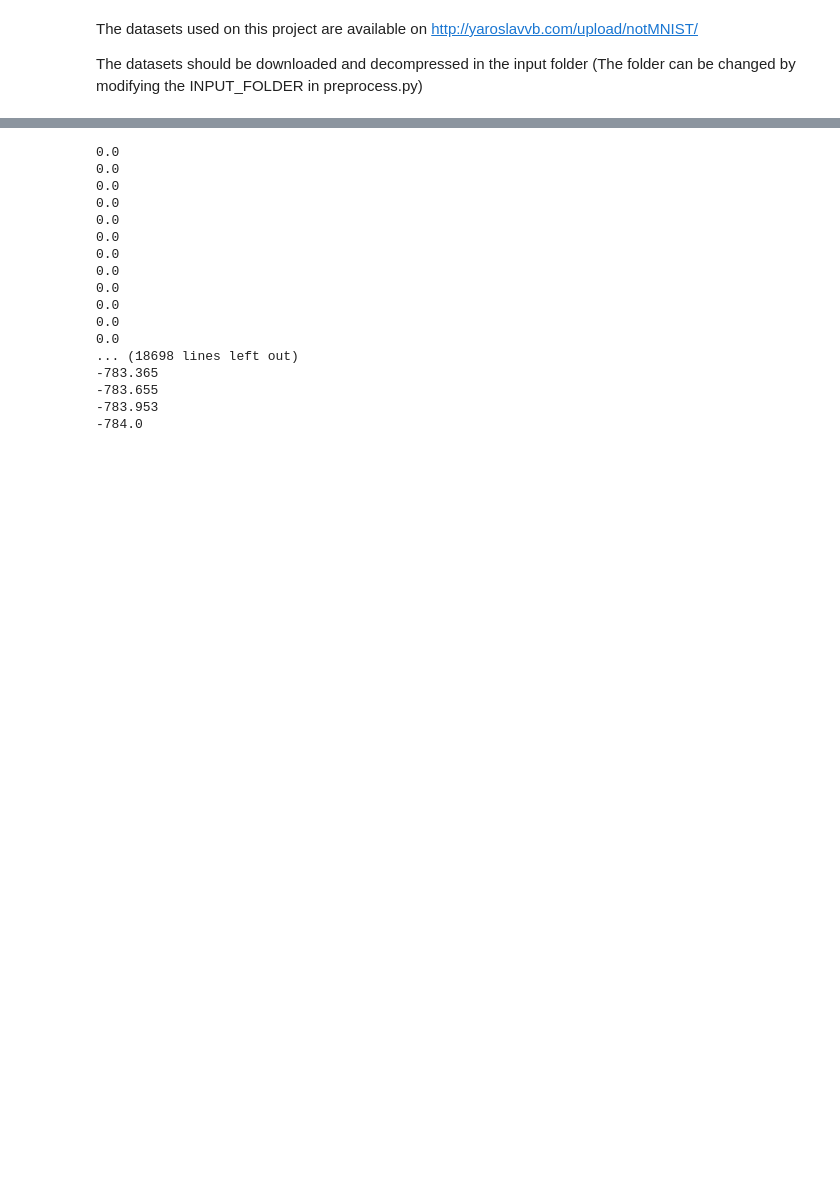
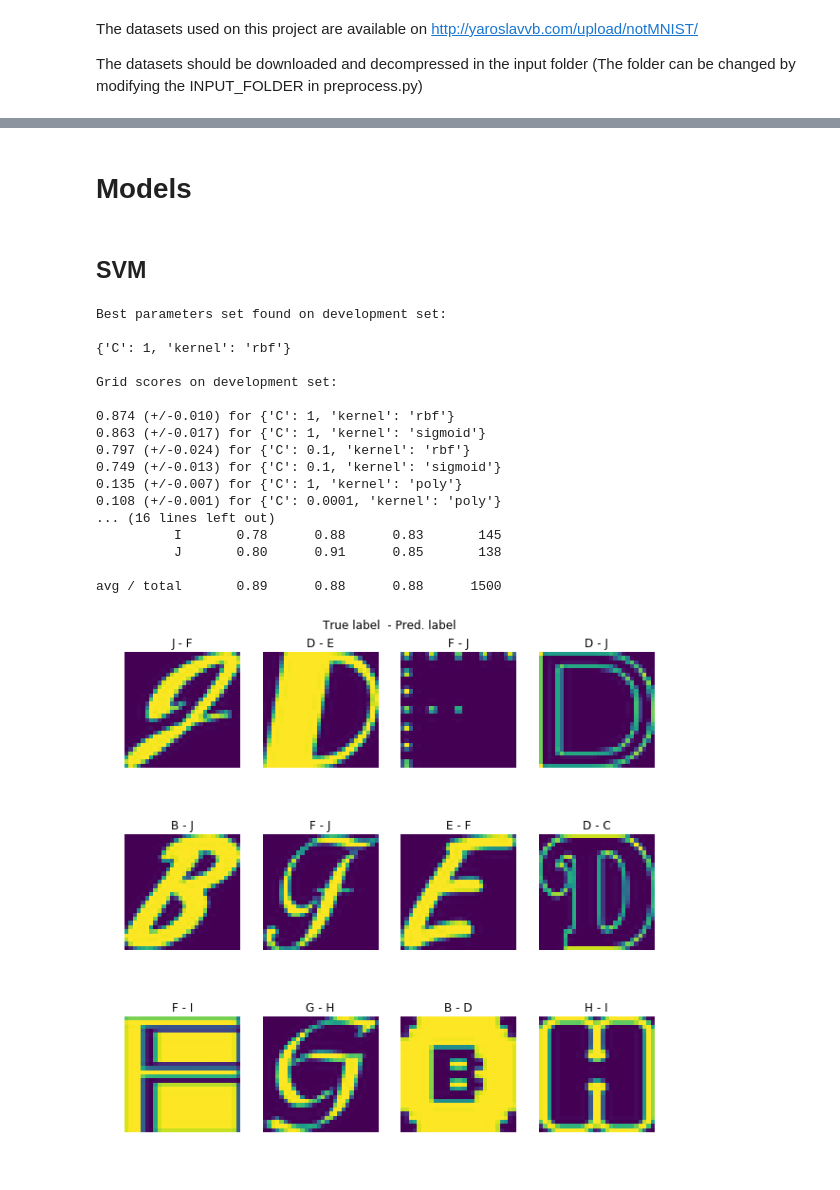
Before and after one commit to mjmora2016/notmnist_python, a Jupyter notebook: NotMNIST.ipynb, the cells around one changed output, grey strips where cells are left out. Cells and saved outputs as stored; diff of their text form; code cells hidden in the pictures; blank space fills up the shorter version.

Commit message:
Added gridsearch and neural network models

```diff
--- a/NotMNIST.ipynb
+++ b/NotMNIST.ipynb
@@ -111,37 +129,2 @@ for i, label in enumerate(image_by_class):
-# %%
-EPSILON = 0.1
-
-for label, images in image_by_class.items():
-    images = np.sort(images, axis=0)
-
-    num_images = images.shape[0]
-    i = 0
-
-    while i < num_images:
-        j = i + 1
-        ref = images[i]
-        while j < num_images:
-            test = images[j]
-
-            print(np.sum(ref-test))
-            j += 1
-
-        i = j
-# %% [output]
-0.0
-0.0
-0.0
-0.0
-0.0
-0.0
-0.0
-0.0
-0.0
-0.0
-0.0
-0.0
-... (18698 lines left out)
--783.365
--783.655
--783.953
--784.0
+# %% [markdown]
+# Models
@@ -147,0 +191,31 @@ for label, images in image_by_class.items():
+# %% [markdown]
+## SVM
+# %%
+from sklearn import svm
+
+clf, (y_true, y_pred) = run_model(svm.SVC(random_state=0),
+    {
+        'C': [0.0001, 0.001, 0.01, 0.1, 1],
+        'kernel': ['poly', 'rbf', 'sigmoid']
+    })
+
+display_misclassified_samples(x_test, y_true, y_pred, 12)
+# %% [output]
+Best parameters set found on development set:
+
+{'C': 1, 'kernel': 'rbf'}
+
+Grid scores on development set:
+
+0.874 (+/-0.010) for {'C': 1, 'kernel': 'rbf'}
+0.863 (+/-0.017) for {'C': 1, 'kernel': 'sigmoid'}
+0.797 (+/-0.024) for {'C': 0.1, 'kernel': 'rbf'}
+0.749 (+/-0.013) for {'C': 0.1, 'kernel': 'sigmoid'}
+0.135 (+/-0.007) for {'C': 1, 'kernel': 'poly'}
+0.108 (+/-0.001) for {'C': 0.0001, 'kernel': 'poly'}
+... (16 lines left out)
+          I       0.78      0.88      0.83       145
+          J       0.80      0.91      0.85       138
+
+avg / total       0.89      0.88      0.88      1500
+[figure, added]
```
Also changed, not shown: parts of 22 cells of this notebook, 4 other files.
